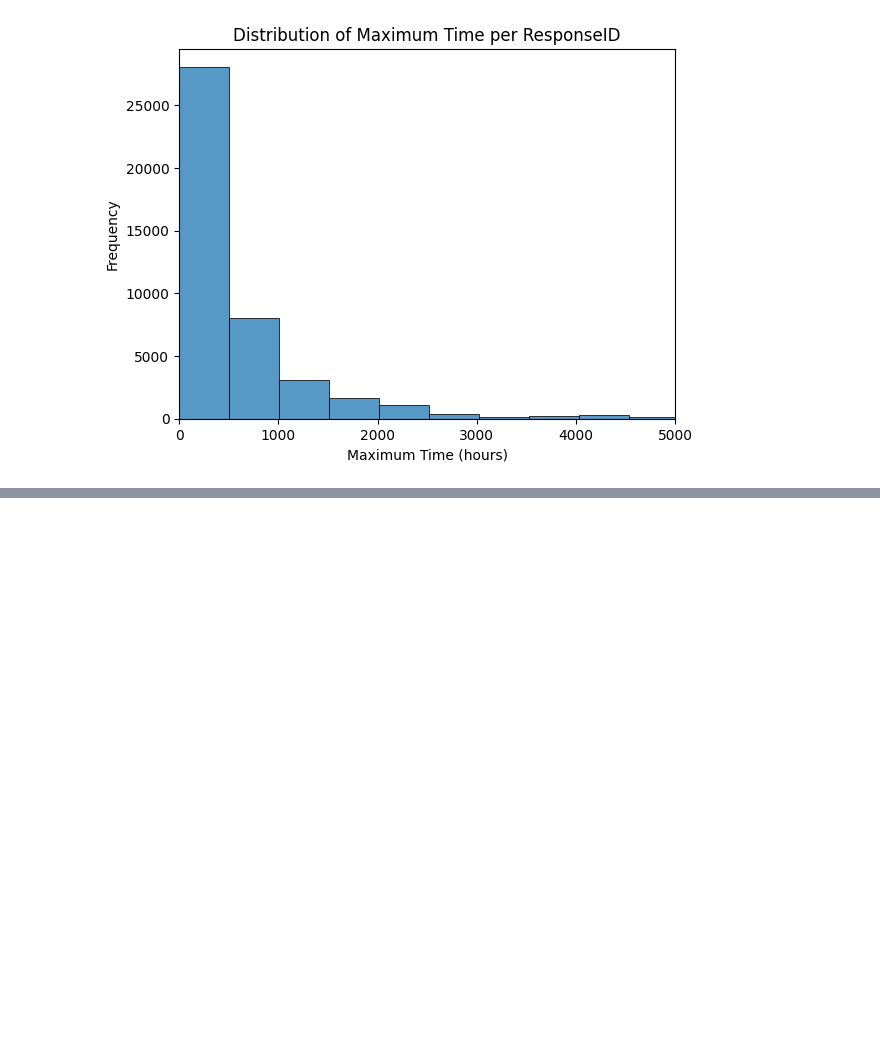
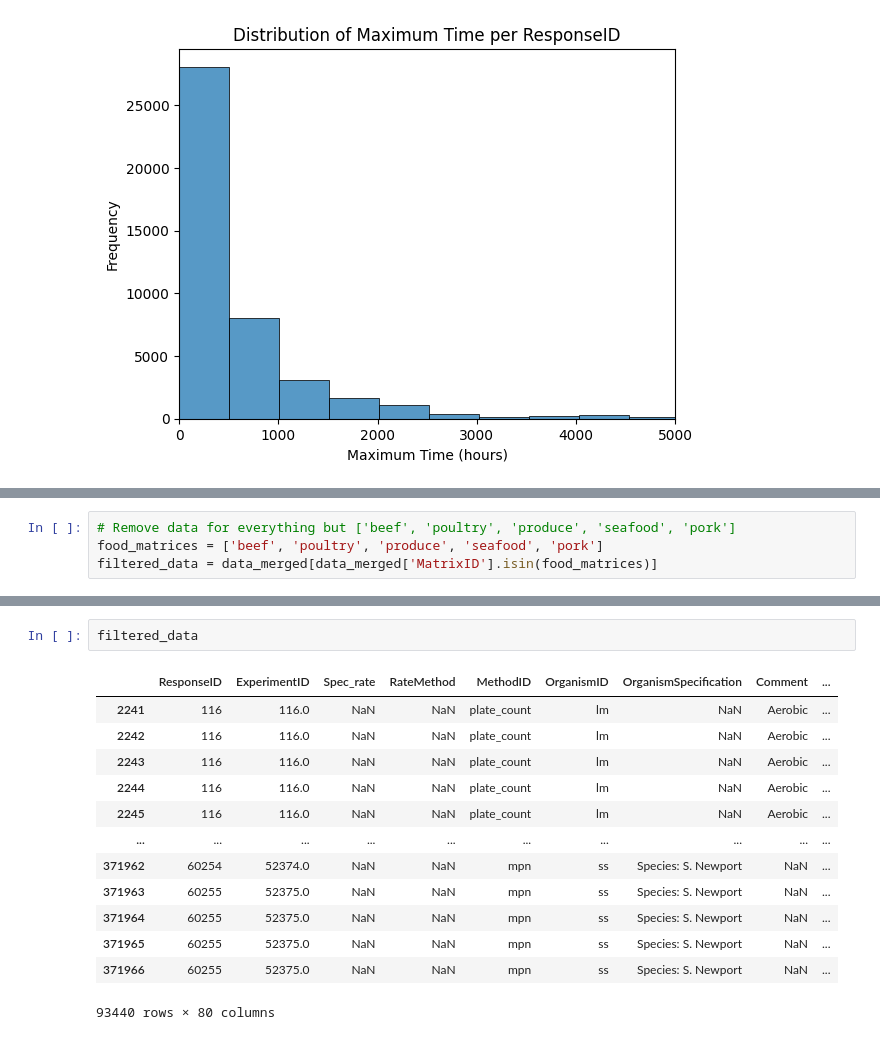
Before and after one commit to lulutinee/safer_food, a Jupyter notebook: notebooks/safer-food.ipynb, the cells around one changed output, grey strips where cells are left out. Drawn from its saved outputs; the diff is of its cells as text; blank space fills up the shorter version.

```diff
--- a/notebooks/safer-food.ipynb
+++ b/notebooks/safer-food.ipynb
@@ -90,0 +144,4 @@ sns.histplot(test1, binwidth=10)
+# %%
+# Remove data for everything but ['beef', 'poultry', 'produce', 'seafood', 'pork']
+food_matrices = ['beef', 'poultry', 'produce', 'seafood', 'pork']
+filtered_data = data_merged[data_merged['MatrixID'].isin(food_matrices)]
@@ -90,0 +159,16 @@ sns.histplot(test1, binwidth=10)
+# %%
+filtered_data
+# %% [output]
+|  | ResponseID | ExperimentID | Spec_rate | RateMethod | MethodID | OrganismID | OrganismSpecification | Comment | ... |
+| 2241 | 116 | 116.0 | NaN | NaN | plate_count | lm | NaN | Aerobic | ... |
+| 2242 | 116 | 116.0 | NaN | NaN | plate_count | lm | NaN | Aerobic | ... |
+| 2243 | 116 | 116.0 | NaN | NaN | plate_count | lm | NaN | Aerobic | ... |
+| 2244 | 116 | 116.0 | NaN | NaN | plate_count | lm | NaN | Aerobic | ... |
+| 2245 | 116 | 116.0 | NaN | NaN | plate_count | lm | NaN | Aerobic | ... |
+| ... | ... | ... | ... | ... | ... | ... | ... | ... | ... |
+| 371962 | 60254 | 52374.0 | NaN | NaN | mpn | ss | Species: S. Newport | NaN | ... |
+| 371963 | 60255 | 52375.0 | NaN | NaN | mpn | ss | Species: S. Newport | NaN | ... |
+| 371964 | 60255 | 52375.0 | NaN | NaN | mpn | ss | Species: S. Newport | NaN | ... |
+| 371965 | 60255 | 52375.0 | NaN | NaN | mpn | ss | Species: S. Newport | NaN | ... |
+| 371966 | 60255 | 52375.0 | NaN | NaN | mpn | ss | Species: S. Newport | NaN | ... |
+93440 rows × 80 columns
```
Also changed, not shown: parts of 29 cells of this notebook.
